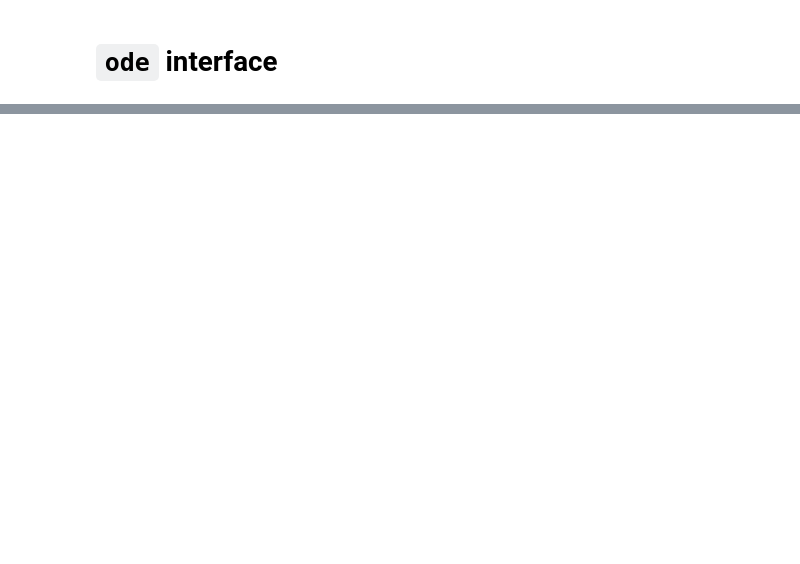
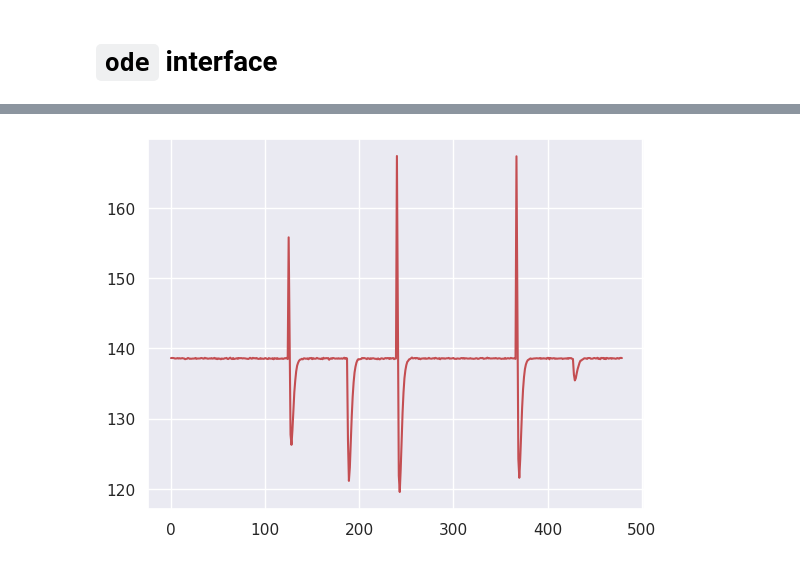
Before and after one commit to v15hv4/PINN-CGM, a Jupyter notebook: re.ipynb, the cells around one changed output, grey strips where cells are left out. Cells and saved outputs as stored; diff of their text form; code cells hidden in the pictures; blank space fills up the shorter version.

```diff
--- a/re.ipynb
+++ b/re.ipynb
@@ -304,0 +397,6 @@ plt.show()
+# %%
+# plt.plot(r1_BG, "b")
+plt.plot(r1_CGM, "r")
+plt.show()
+# %% [output]
+[figure, added]
```
Also changed, not shown: parts of 19 cells of this notebook, 33 other files.
